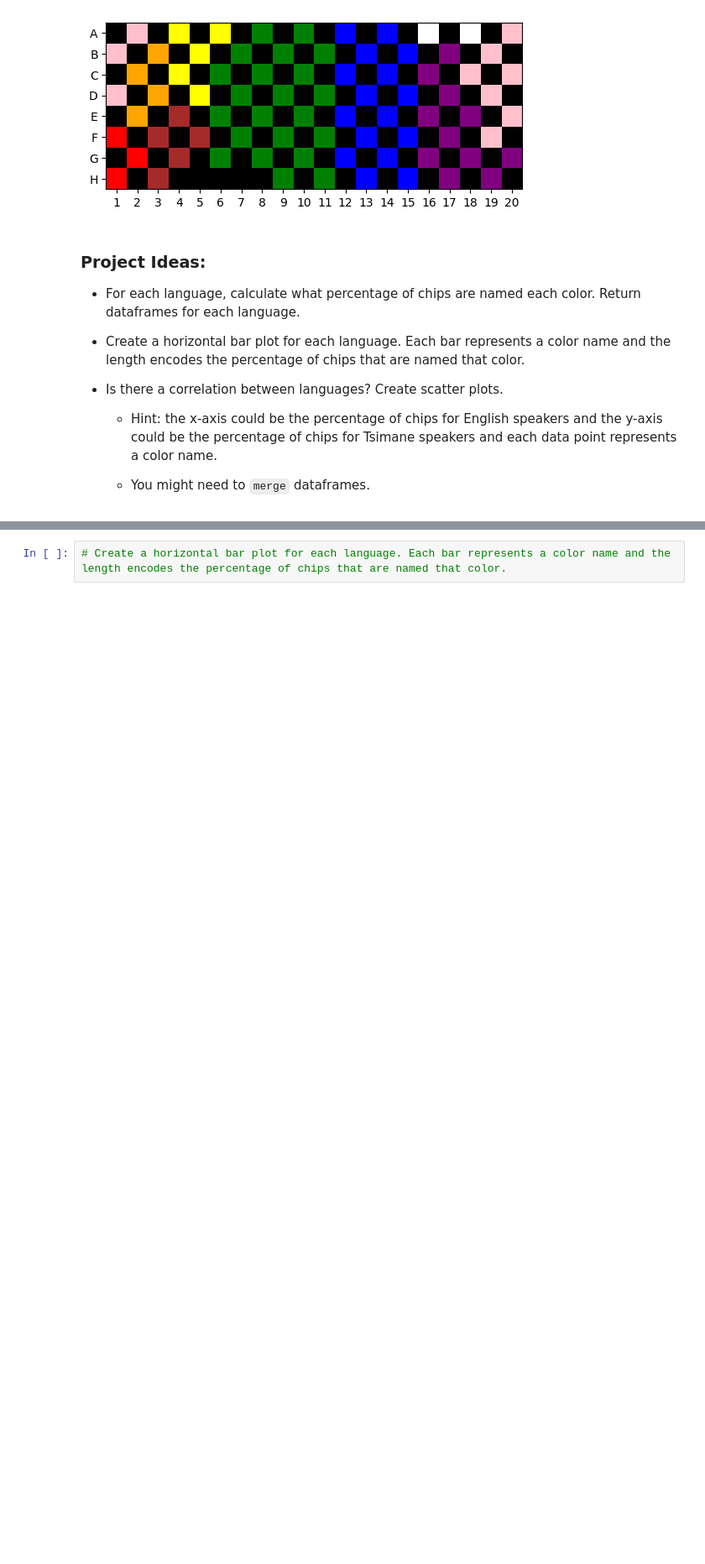
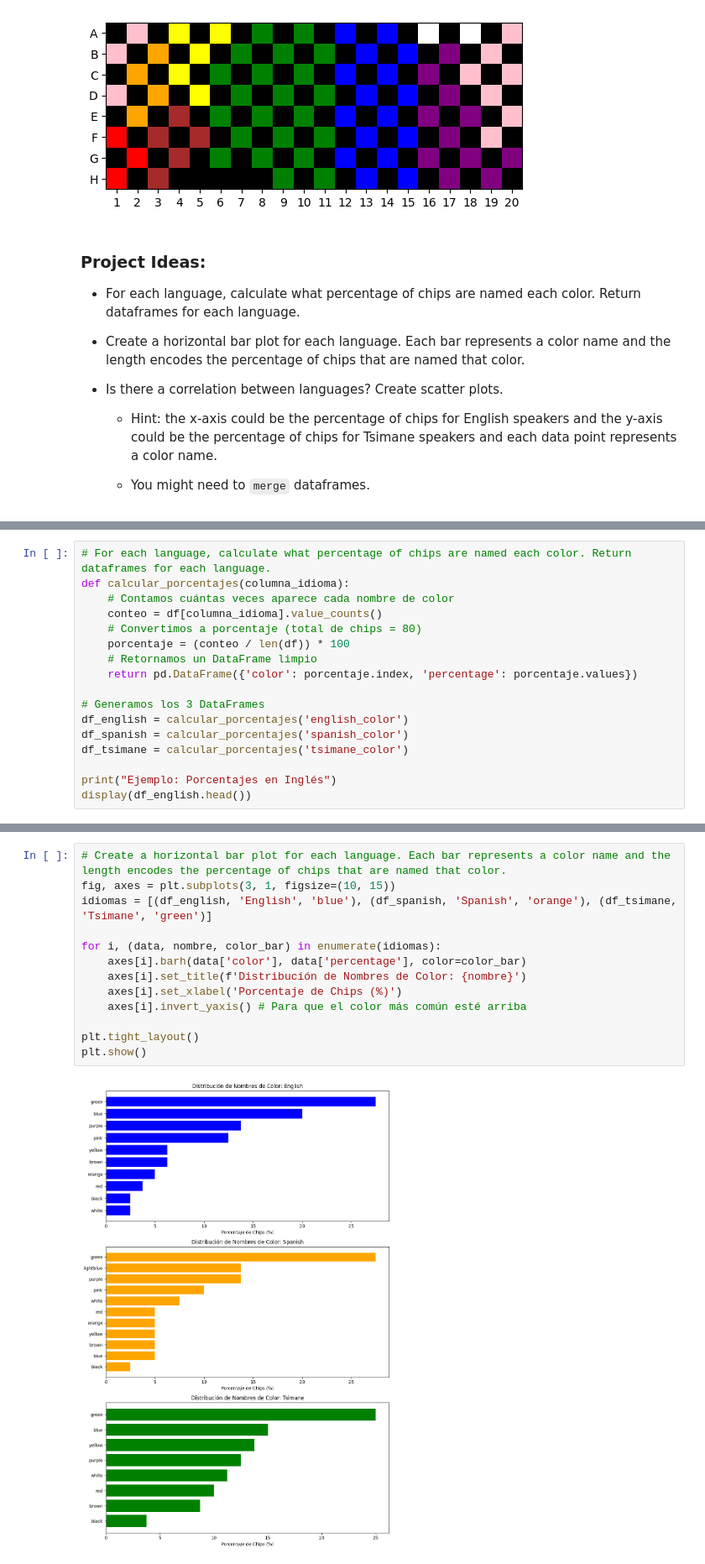
Before and after one commit to m00n07/mineria_de_datos, a Jupyter notebook: naming_colors.ipynb, the cells around one changed output, grey strips where cells are left out. Shown at 84% size. Drawn from its saved outputs; the diff is of its cells as text; blank space fills up the shorter version.

```diff
--- a/naming_colors.ipynb
+++ b/naming_colors.ipynb
@@ -72,0 +71,17 @@ plot_colors('english_color')
+# %%
+# For each language, calculate what percentage of chips are named each color. Return dataframes for each language.
+def calcular_porcentajes(columna_idioma):
+    # Contamos cuántas veces aparece cada nombre de color
+    conteo = df[columna_idioma].value_counts()
+    # Convertimos a porcentaje (total de chips = 80)
+    porcentaje = (conteo / len(df)) * 100
+    # Retornamos un DataFrame limpio
+    return pd.DataFrame({'color': porcentaje.index, 'percentage': porcentaje.values})
+
+# Generamos los 3 DataFrames
+df_english = calcular_porcentajes('english_color')
+df_spanish = calcular_porcentajes('spanish_color')
+df_tsimane = calcular_porcentajes('tsimane_color')
+
+print("Ejemplo: Porcentajes en Inglés")
+display(df_english.head())
@@ -73,2 +96,15 @@ plot_colors('english_color')
 # %%
 # Create a horizontal bar plot for each language. Each bar represents a color name and the length encodes the percentage of chips that are named that color.
+fig, axes = plt.subplots(3, 1, figsize=(10, 15))
+idiomas = [(df_english, 'English', 'blue'), (df_spanish, 'Spanish', 'orange'), (df_tsimane, 'Tsimane', 'green')]
+
+for i, (data, nombre, color_bar) in enumerate(idiomas):
+    axes[i].barh(data['color'], data['percentage'], color=color_bar)
+    axes[i].set_title(f'Distribución de Nombres de Color: {nombre}')
+    axes[i].set_xlabel('Porcentaje de Chips (%)')
+    axes[i].invert_yaxis() # Para que el color más común esté arriba
+
+plt.tight_layout()
+plt.show()
+# %% [output]
+[figure, added]
```
Also changed, not shown: parts of 4 cells of this notebook.
